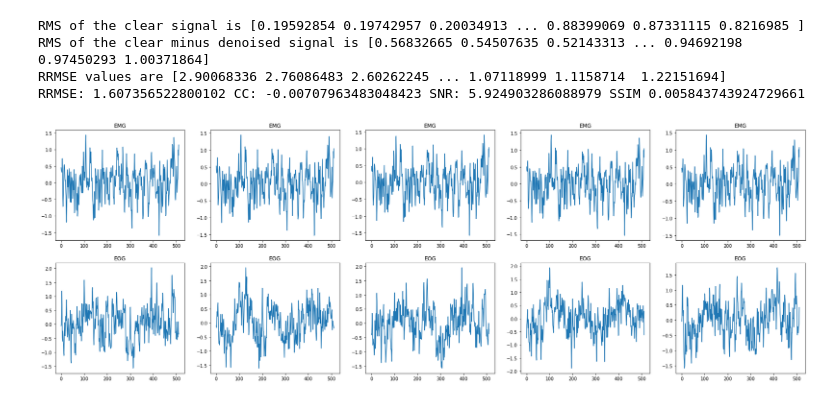
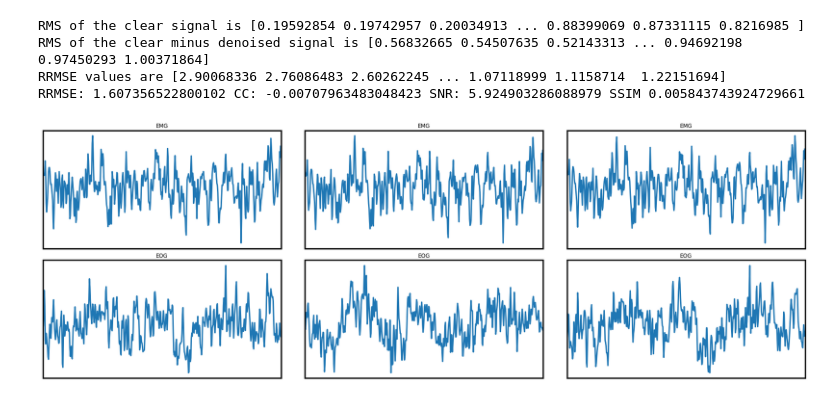
Before and after one commit to MartinaDoku2001/Thesis, a Jupyter notebook: proposed_model.ipynb, the cells around one changed output. Cells and saved outputs as stored; diff of their text form; code cells hidden in the pictures.

Commit message:
new images for the publication

```diff
--- a/proposed_model.ipynb
+++ b/proposed_model.ipynb
@@ -943,14 +943,30 @@ plt.plot(test_dataset_EMG[1][0], label='target')
 plt.legend()
 plt.show()
 # %%
-#plot five examples of denoised EEG from EMG and EOG
-fig, axs = plt.subplots(2, 5, figsize=(30, 10))
-for i in range(5):
+#plot 3 examples of denoised EEG from EMG and EOG
+fig, axs = plt.subplots(2, 3, figsize=(30, 10))
+for i in range(3):
     axs[0,i].set_title('EMG')
-    axs[0,i].plot(range(len(pred_EMG[i])),pred_EMG[i])
+    axs[0,i].plot(range(len(pred_EMG[i])),pred_EMG[i],linewidth=3)
+    axs[1,i].set_title('EOG')
+    axs[1,i].plot(range(len(pred_EOG[i])),pred_EOG[i],linewidth=3)
+    #make the axe so fplot more thick
+    for axis in ['top','bottom','left','right']:
+        axs[0,i].spines[axis].set_linewidth(3)
+        axs[1,i].spines[axis].set_linewidth(3)
+        #set limit for the axis
+        axs[0,i].set_xlim([0,512])
+        axs[1,i].set_xlim([0,512])
+        #dont show the ticks
+        axs[0,i].set_xticks([])
+        axs[0,i].set_yticks([])
+        axs[1,i].set_xticks([])
+        axs[1,i].set_yticks([])
+    #leave less space between the plots
+    fig.subplots_adjust(wspace=0.1)
+    fig.subplots_adjust(hspace=0.1)
 
-    axs[1,i].set_title('EOG')
-    axs[1,i].plot(range(len(pred_EOG[i])),pred_EOG[i])
+
 plt.savefig(os.path.join(results_path,'denoised_EEG.png'))
 # %% [output]
-[figure, old version]
+[figure, new version]
```
Also changed, not shown: parts of 2 cells of this notebook, 3 other files.
